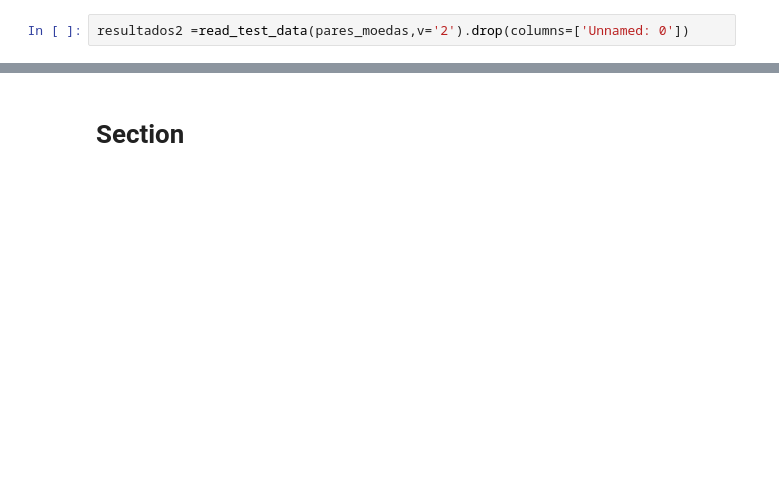
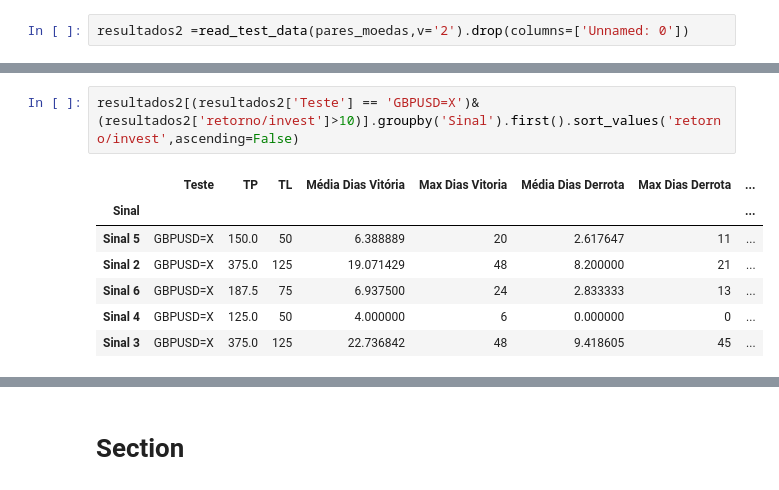
Before and after one commit to TomDataAnalytics333/COT_analysis, a Jupyter notebook: COT_main.ipynb, the cells around one changed output, grey strips where cells are left out. Cells and saved outputs as stored; diff of their text form; blank space fills up the shorter version.

```diff
--- a/COT_main.ipynb
+++ b/COT_main.ipynb
@@ -755 +723,11 @@ resultados2[(resultados2['Teste'] == 'CADUSD=X')&(resultados2['retorno/invest']>
+# %%
+resultados2[(resultados2['Teste'] == 'GBPUSD=X')&(resultados2['retorno/invest']>10)].groupby('Sinal').first().sort_values('retorno/invest',ascending=False)
+# %% [output]
+|  | Teste | TP | TL | Média Dias Vitória | Max Dias Vitoria | Média Dias Derrota | Max Dias Derrota | ... |
+| Sinal |  |  |  |  |  |  |  | ... |
+| Sinal 5 | GBPUSD=X | 150.0 | 50 | 6.388889 | 20 | 2.617647 | 11 | ... |
+| Sinal 2 | GBPUSD=X | 375.0 | 125 | 19.071429 | 48 | 8.200000 | 21 | ... |
+| Sinal 6 | GBPUSD=X | 187.5 | 75 | 6.937500 | 24 | 2.833333 | 13 | ... |
+| Sinal 4 | GBPUSD=X | 125.0 | 50 | 4.000000 | 6 | 0.000000 | 0 | ... |
+| Sinal 3 | GBPUSD=X | 375.0 | 125 | 22.736842 | 48 | 9.418605 | 45 | ... |
 # %%
```
Also changed, not shown: parts of 22 cells of this notebook, 8 other files.
